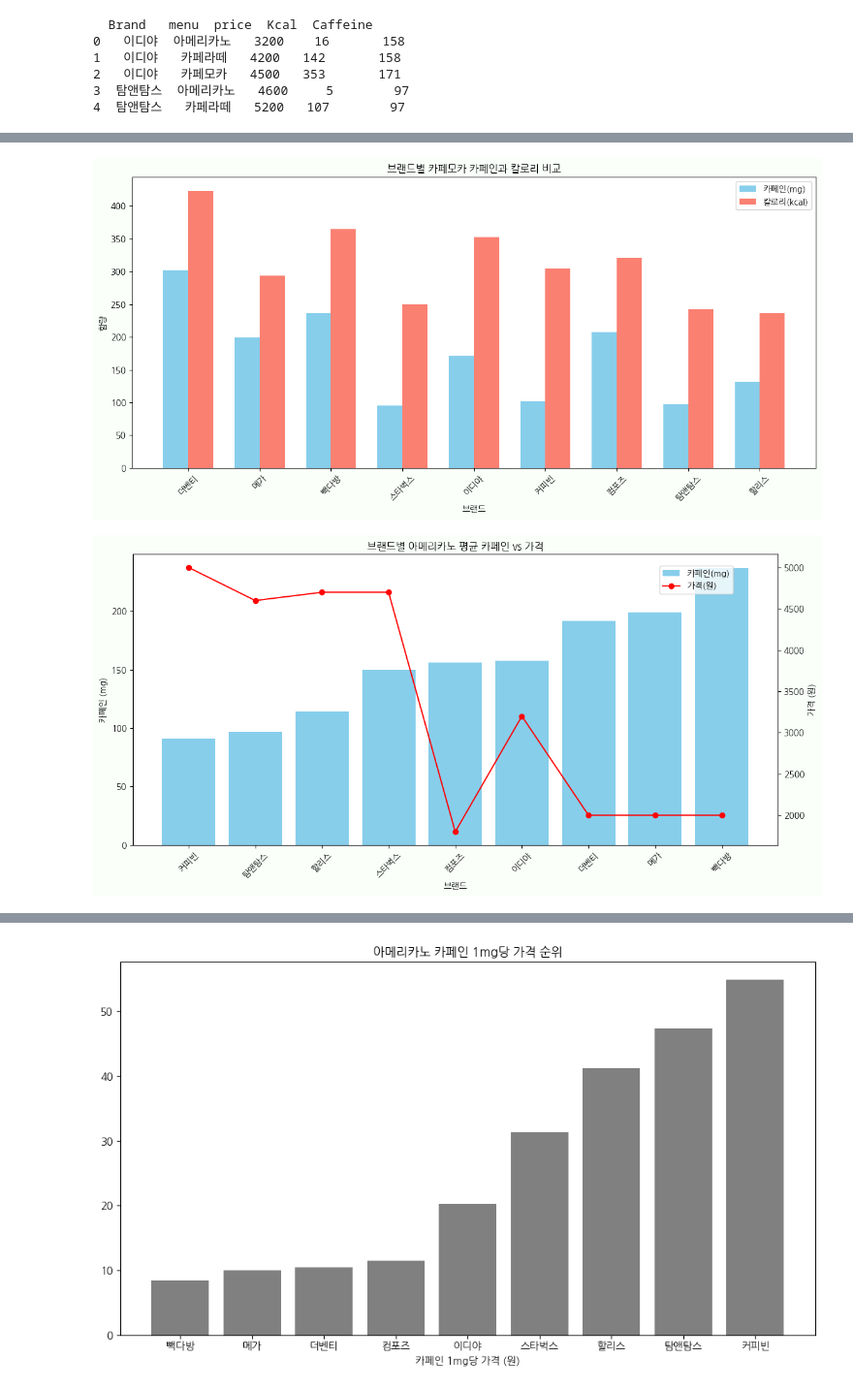
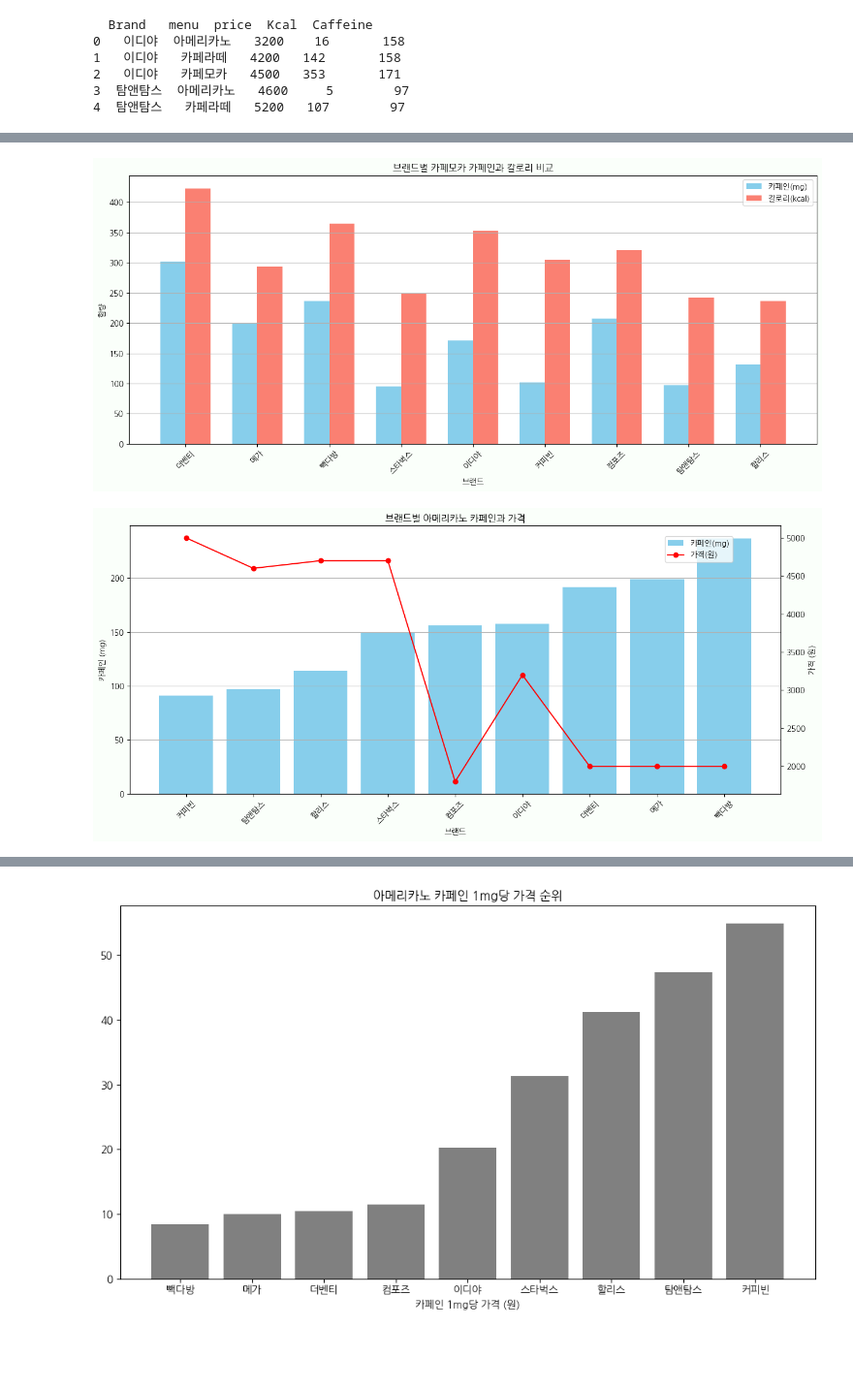
Before and after one commit to addinedu-ros-10th/eda-repo-1, a Jupyter notebook: programs/visualization.ipynb, the cells around one changed output, grey strips where cells are left out. Shown at 97% size. Saved outputs shown, nothing was run; the diff lists cells and outputs as text; code cells hidden in the pictures; blank space fills up the shorter version.

```diff
--- a/programs/visualization.ipynb
+++ b/programs/visualization.ipynb
@@ -79,36 +81,38 @@ plt.show()
 # %%
 cafemoca = df[df['menu'] == '카페모카']
 avg = cafemoca.groupby("Brand")[["Caffeine", "Kcal"]].mean()
 
 x = avg.index
 bar_width = 0.35
 index = range(len(x))
 
-plt.figure(figsize=(12, 6), facecolor="#FAFFFA")
+plt.figure(figsize=(13, 6), facecolor="#FAFFFA")
 plt.bar(index, avg["Caffeine"], bar_width, label="카페인(mg)", color="skyblue")
 plt.bar([i + bar_width for i in index], avg["Kcal"], bar_width, label="칼로리(kcal)", color="salmon")
+plt.grid(True, axis='y')
 
 plt.xlabel("브랜드")
 plt.ylabel("함량")
 plt.title("브랜드별 카페모카 카페인과 칼로리 비교")
 plt.xticks([i + bar_width/2 for i in index], x, rotation=45)
 plt.legend()
 plt.tight_layout()
 plt.show()
 # %% [output]
-[figure, old version]
+[figure, new version]
 # %%
 # 아메리카노 데이터만 필터링
 americano = df[df['menu'] == '아메리카노']
 avg = americano.groupby("Brand")[["Caffeine", "price"]].mean().sort_values("Caffeine")
 
-fig, ax1 = plt.subplots(figsize=(12, 6), facecolor="#FAFFFA") # 배경색
+fig, ax1 = plt.subplots(figsize=(13, 6), facecolor="#FAFFFA") # 배경색
 # 카페인: 막대그래프
 brands = avg.index
 ax1.bar(brands, avg["Caffeine"], color="skyblue", label="카페인(mg)")
 ax1.set_ylabel("카페인 (mg)")
 ax1.set_xlabel("브랜드")
 ax1.set_xticklabels(brands, rotation=45)
+plt.grid(True, axis='y')
 
 # 가격: 선그래프 (보조 y축)
 ax2 = ax1.twinx()
@@ -116,13 +120,13 @@ ax2.plot(brands, avg["price"], color="red", marker="o", label="가격(원)")
 ax2.set_ylabel("가격 (원)")
 
 # 제목 및 범례
-plt.title("브랜드별 아메리카노 평균 카페인 vs 가격")
+plt.title("브랜드별 아메리카노 카페인과 가격")
 fig.tight_layout()
 fig.legend(loc="upper right", bbox_to_anchor=(0.88, 0.92))
 
 plt.show()
 # %% [output]
-[figure, old version]
+[figure, new version]
 # %%
 # 카페라떼 데이터만 필터링
 cafelatte = df[df['menu'] == '카페라떼']
```
Also changed, not shown: parts of 8 cells of this notebook.
